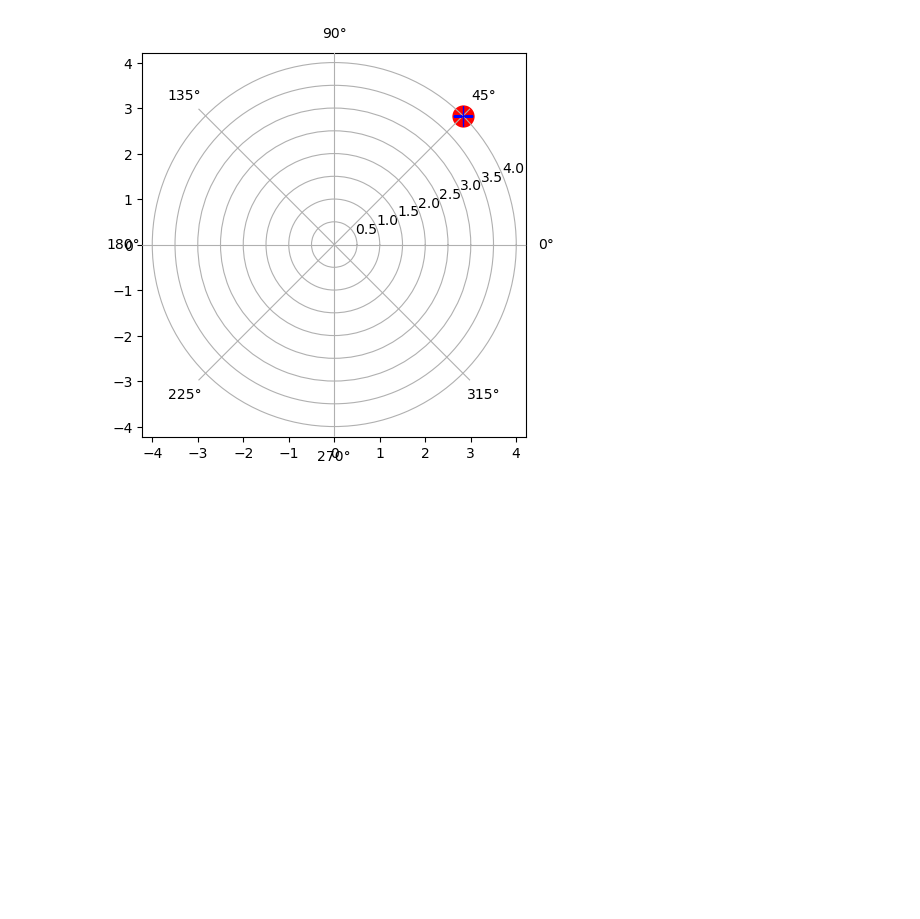
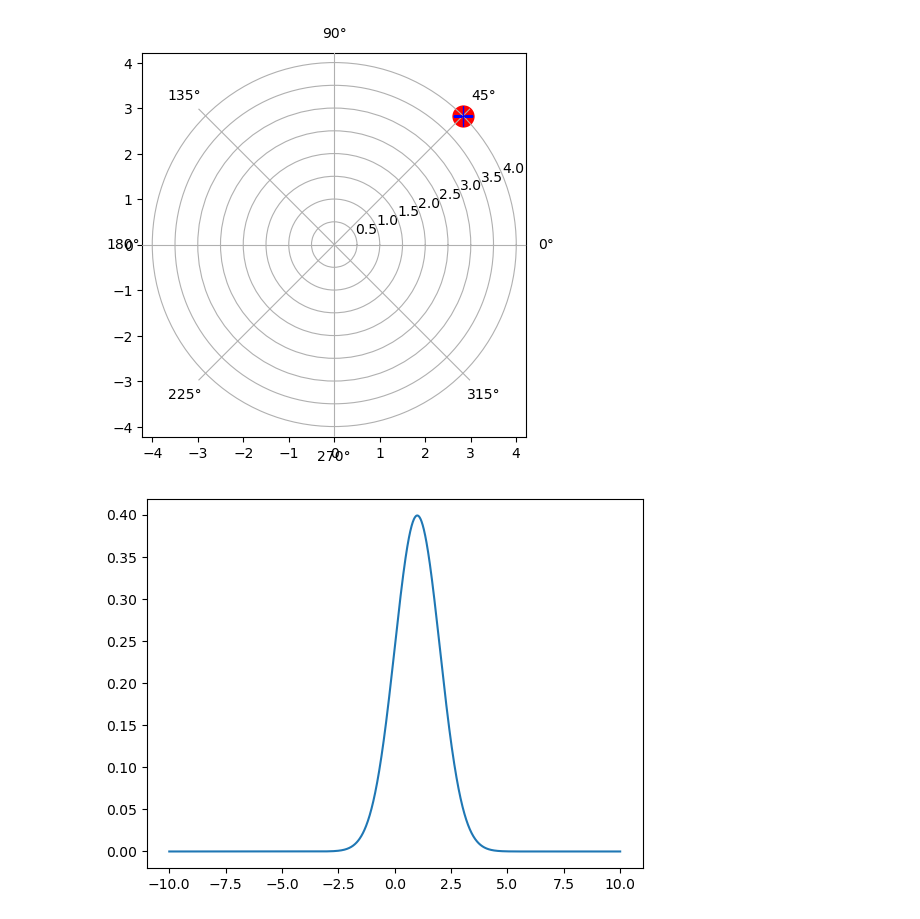
Before and after one commit to szalai-istvan/python-machine-learning, a Jupyter notebook: 02_python-scientific-projects/010_awesome-mathy-stuff/awesome-mathy-stuff.ipynb, the cells around one changed output. Drawn from its saved outputs; the diff is of its cells as text; code cells hidden in the pictures; blank space fills up the shorter version.

```diff
--- a/02_python-scientific-projects/010_awesome-mathy-stuff/awesome-mathy-stuff.ipynb
+++ b/02_python-scientific-projects/010_awesome-mathy-stuff/awesome-mathy-stuff.ipynb
@@ -141,3 +145,20 @@ ax_cart.set_aspect(1/ax_cart.get_data_ratio())
 plt.show()
 # %% [output]
 [figure]
+# %%
+# Parameterized gaussian
+
+def gaussian(amplitude, sigma, offset):
+    num = amplitude
+    den = sigma * np.sqrt(2 * np.pi)
+    mul = num / den
+
+    return lambda x: mul * np.exp((-(x-offset)**2)/(2*sigma*sigma))
+# %%
+x = np.linspace(-10, 10, 2001)
+
+func = gaussian(1, 1, 1)
+plt.plot(x, func(x))
+plt.show()
+# %% [output]
+[figure, added]
```
Also changed, not shown: parts of 7 cells of this notebook.
